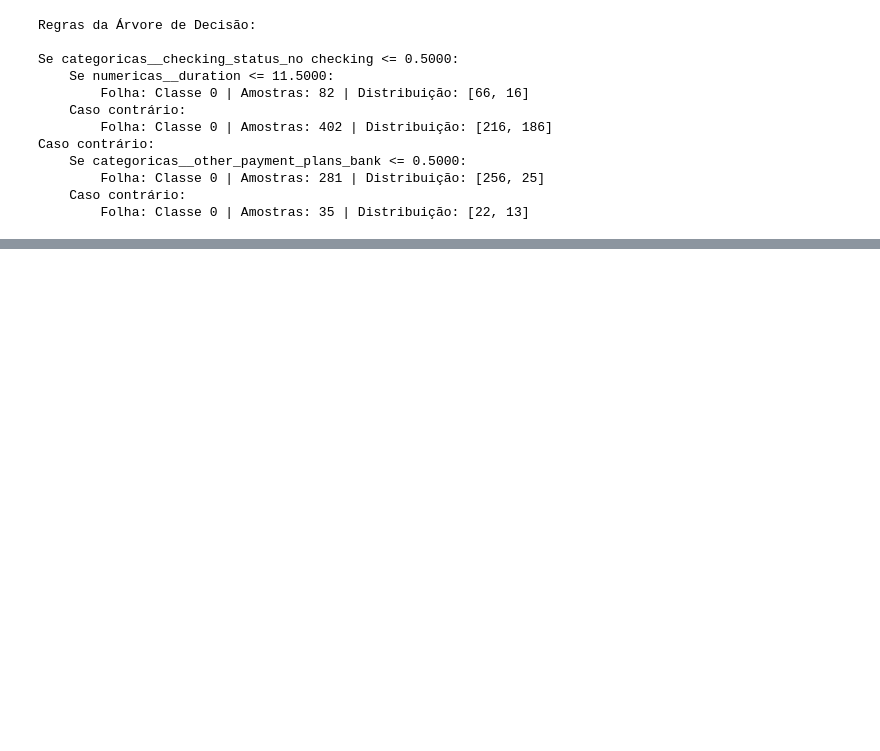
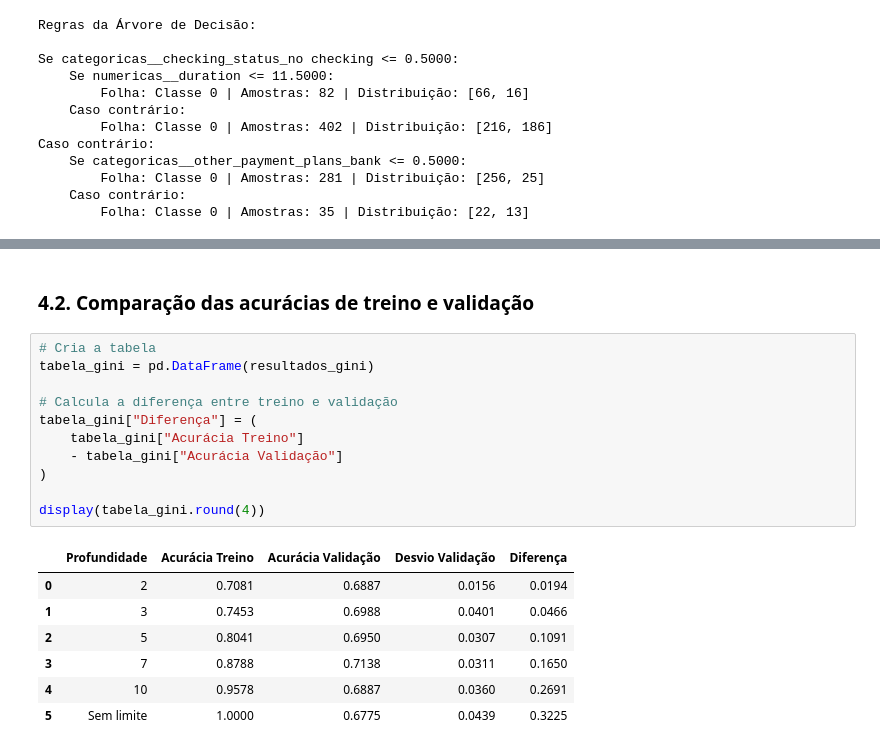
Before and after one commit to Pedrollucas/Sistemas-Inteligentes, a Jupyter notebook: notebooks/04_arvore_decisao.ipynb, the cells around one changed output, grey strips where cells are left out. Drawn from its saved outputs; the diff is of its cells as text; blank space fills up the shorter version.

```diff
--- a/notebooks/04_arvore_decisao.ipynb
+++ b/notebooks/04_arvore_decisao.ipynb
@@ -719,0 +872,21 @@ Caso contrário:
+# %% [markdown]
+### 4.2. Comparação das acurácias de treino e validação
+# %%
+# Cria a tabela
+tabela_gini = pd.DataFrame(resultados_gini)
+
+# Calcula a diferença entre treino e validação
+tabela_gini["Diferença"] = (
+    tabela_gini["Acurácia Treino"]
+    - tabela_gini["Acurácia Validação"]
+)
+
+display(tabela_gini.round(4))
+# %% [output]
+|  | Profundidade | Acurácia Treino | Acurácia Validação | Desvio Validação | Diferença |
+| 0 | 2 | 0.7081 | 0.6887 | 0.0156 | 0.0194 |
+| 1 | 3 | 0.7453 | 0.6988 | 0.0401 | 0.0466 |
+| 2 | 5 | 0.8041 | 0.6950 | 0.0307 | 0.1091 |
+| 3 | 7 | 0.8788 | 0.7138 | 0.0311 | 0.1650 |
+| 4 | 10 | 0.9578 | 0.6887 | 0.0360 | 0.2691 |
+| 5 | Sem limite | 1.0000 | 0.6775 | 0.0439 | 0.3225 |
```
Also changed, not shown: parts of 5 cells of this notebook.
